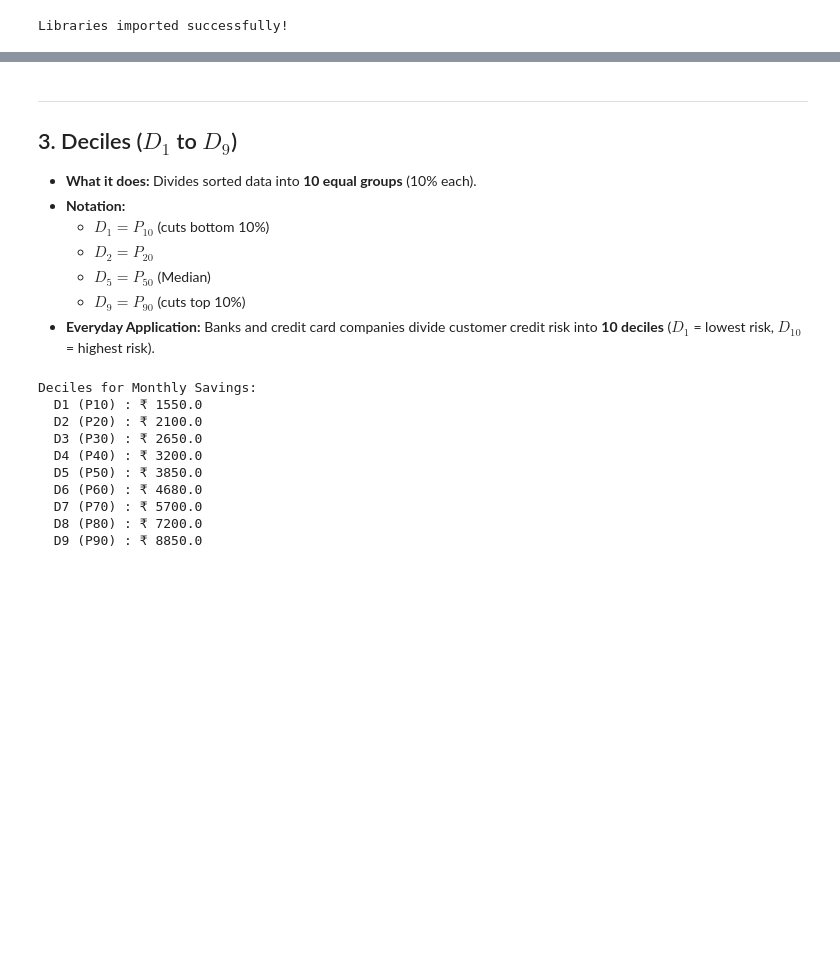
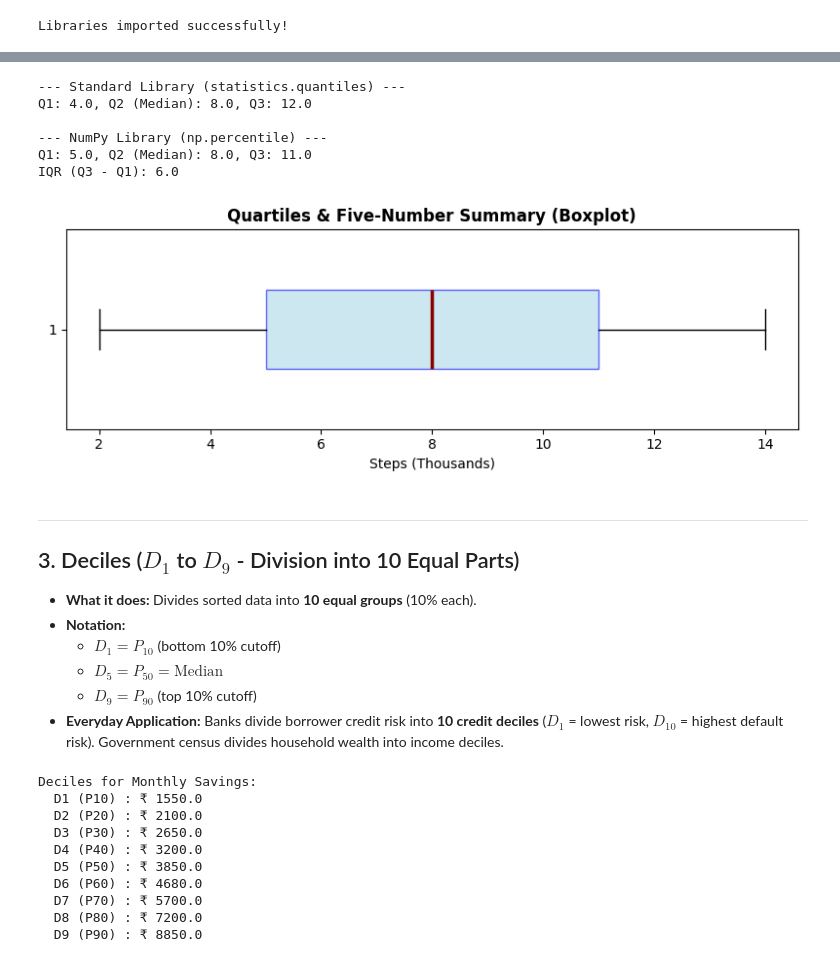
Before and after one commit to Abiads/CDAC-Data-Analytics, a Jupyter notebook: Day7/01_statistical_measure/03_measures_of_positions.ipynb, the cells around one changed output, grey strips where cells are left out. Drawn from its saved outputs; the diff is of its cells as text; code cells hidden in the pictures; blank space fills up the shorter version.

```diff
--- a/Day7/01_statistical_measure/03_measures_of_positions.ipynb
+++ b/Day7/01_statistical_measure/03_measures_of_positions.ipynb
@@ -134,14 +108,48 @@ Marks Dataset: [45, 52, 58, 63, 67, 72, 75, 78, 82, 85, 88, 92, 95]
+# %%
+# 2. Quartiles Example
+steps = [2, 4, 6, 8, 10, 12, 14]
+
+# Standard Library (statistics.quantiles - splits into 4 parts: Q1, Q2, Q3)
+q1_stats, q2_stats, q3_stats = statistics.quantiles(steps, n=4)
+
+# NumPy Library
+q1_np, q2_np, q3_np = np.percentile(steps, [25, 50, 75])
+iqr_np = q3_np - q1_np
+
+print("--- Standard Library (statistics.quantiles) ---")
+print(f"Q1: {q1_stats:.1f}, Q2 (Median): {q2_stats:.1f}, Q3: {q3_stats:.1f}")
+
+print("\n--- NumPy Library (np.percentile) ---")
+print(f"Q1: {q1_np:.1f}, Q2 (Median): {q2_np:.1f}, Q3: {q3_np:.1f}")
+print(f"IQR (Q3 - Q1): {iqr_np:.1f}")
+
+# Visualization using horizontal Boxplot
+fig, ax = plt.subplots(figsize=(8, 3))
+bp = ax.boxplot(steps, orientation='horizontal', patch_artist=True, widths=0.4,
+                boxprops=dict(facecolor='lightblue', color='blue', alpha=0.6),
+                medianprops=dict(color='darkred', linewidth=2.5))
+ax.set_title("Quartiles & Five-Number Summary (Boxplot)", fontweight='bold')
+ax.set_xlabel("Steps (Thousands)")
+plt.tight_layout()
+plt.show()
+# %% [output]
+--- Standard Library (statistics.quantiles) ---
+Q1: 4.0, Q2 (Median): 8.0, Q3: 12.0
+
+--- NumPy Library (np.percentile) ---
+Q1: 5.0, Q2 (Median): 8.0, Q3: 11.0
+IQR (Q3 - Q1): 6.0
+[figure, added]
 # %% [markdown]
 ---
-## 3. Deciles ($D_1$ to $D_9$)
+## 3. Deciles ($D_1$ to $D_9$ - Division into 10 Equal Parts)
 
 * **What it does:** Divides sorted data into **10 equal groups** (10% each).
 * **Notation:**
-  * $D_1 = P_{10}$ (cuts bottom 10%)
-  * $D_2 = P_{20}$
-  * $D_5 = P_{50}$ (Median)
-  * $D_9 = P_{90}$ (cuts top 10%)
-* **Everyday Application:** Banks and credit card companies divide customer credit risk into **10 deciles** ($D_1$ = lowest risk, $D_{10}$ = highest risk).
+  * $D_1 = P_{10}$ (bottom 10% cutoff)
+  * $D_5 = P_{50} = \text{Median}$
+  * $D_9 = P_{90}$ (top 10% cutoff)
+* **Everyday Application:** Banks divide borrower credit risk into **10 credit deciles** ($D_1$ = lowest risk, $D_{10}$ = highest default risk). Government census divides household wealth into income deciles.
 # %%
 # 3. Deciles (10% slices)
 monthly_savings = [1000, 1500, 2000, 2500, 3000, 3500, 4200, 5000, 6000, 7500, 9000, 12000]
```
Also changed, not shown: parts of 22 cells of this notebook.
